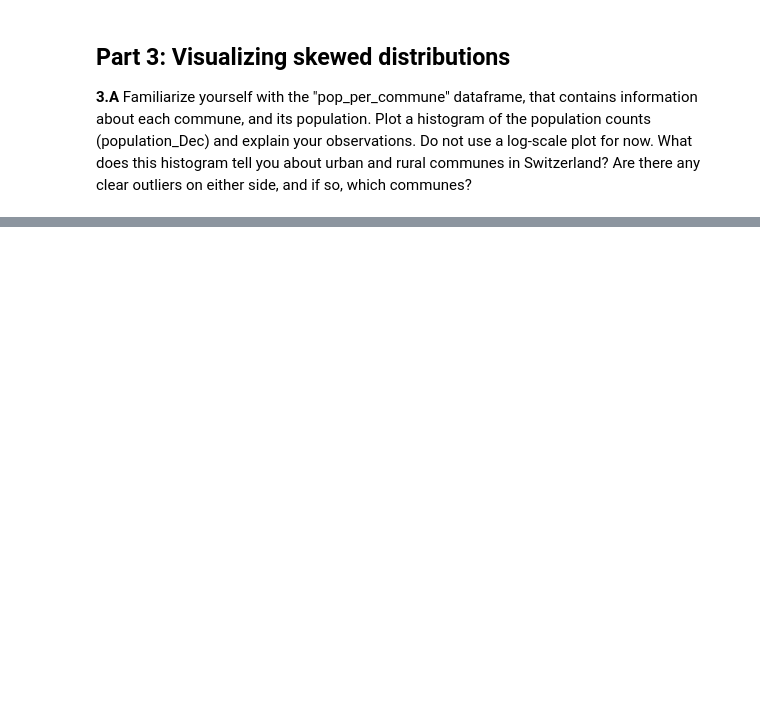
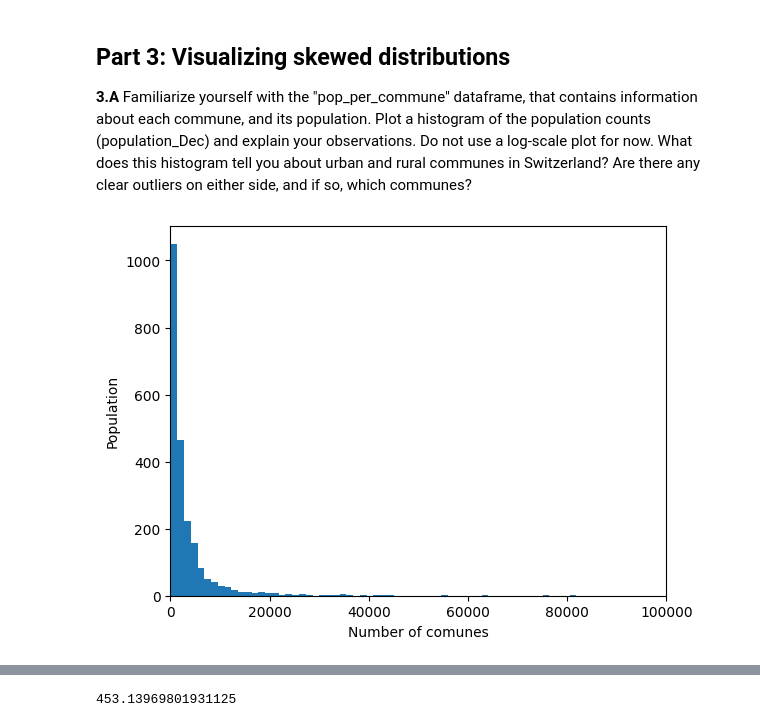
Before and after one commit to roduit/2023, a Jupyter notebook: Exercises/02 - Data viz and data from the web/Becoming a DataVizard exercise.ipynb, the cells around one changed output, grey strips where cells are left out. Saved outputs shown, nothing was run; the diff lists cells and outputs as text; code cells hidden in the pictures; blank space fills up the shorter version.

```diff
--- a/Exercises/02 - Data viz and data from the web/Becoming a DataVizard exercise.ipynb
+++ b/Exercises/02 - Data viz and data from the web/Becoming a DataVizard exercise.ipynb
@@ -308,3 +313,11 @@ __3.A__ Familiarize yourself with the "pop_per_commune" dataframe, that contains
+# %%
+# Write your code here
+plt.hist(pop_per_commune['population_Dec'], bins=300)
+plt.xlim([0,100000])
+plt.xlabel('Number of comunes')
+plt.ylabel('Population');
+# %% [output]
+[figure, added]
 # %% [markdown]
 
 
@@ -316,2 +334,7 @@ The figure is extracted from [this paper](https://arxiv.org/pdf/cond-mat/0412004
+# %%
+bin_size_initial = freedman_diaconis(pop_per_commune['population_Dec'])
+bin_size_initial
+# %% [output]
+453.13969801931125
 # %%
 # Write your code here
```
Also changed, not shown: parts of 7 cells of this notebook.
